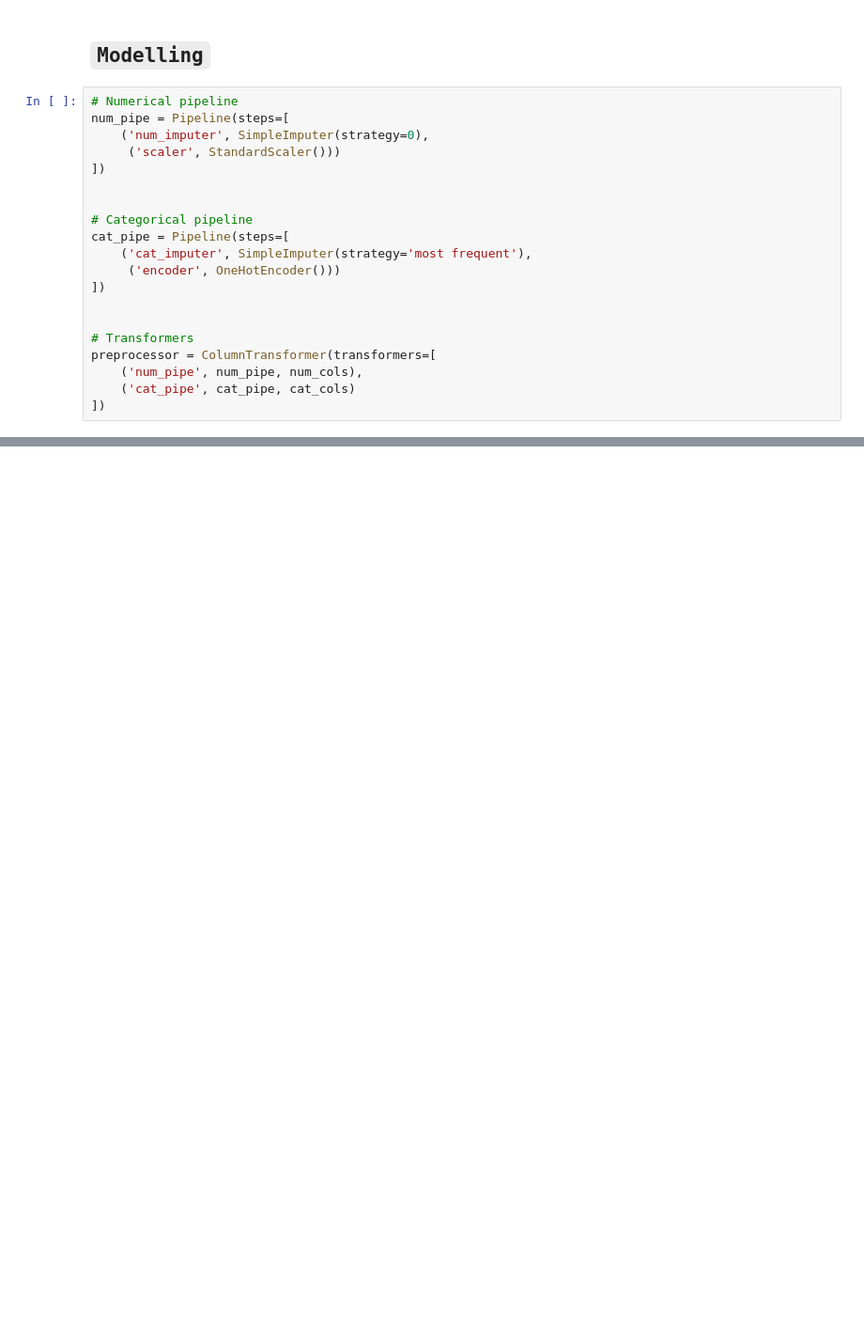
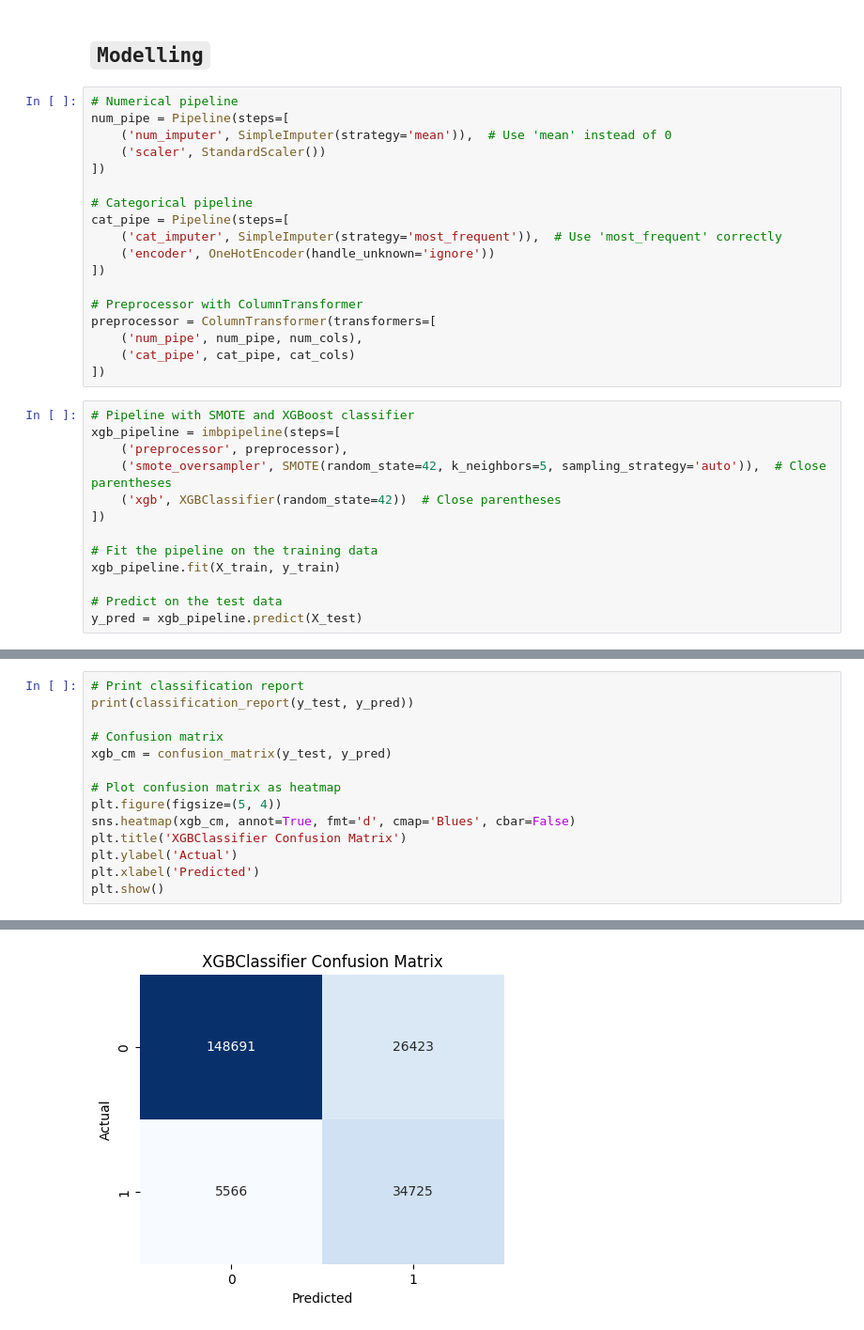
Before and after one commit to murithidenisgitobu/Customer-Churn-Prediction-Challenge-For-Azubian, a Jupyter notebook: Notebook/Notebook.ipynb, the cells around one changed output, grey strips where cells are left out. Shown at 94% size. Saved outputs shown, nothing was run; the diff lists cells and outputs as text; blank space fills up the shorter version.

```diff
--- a/Notebook/Notebook.ipynb
+++ b/Notebook/Notebook.ipynb
@@ -922,20 +954,31 @@ Index(['REGION', 'TENURE', 'MRG', 'TOP_PACK'], dtype='object')
 # %%
 # Numerical pipeline
 num_pipe = Pipeline(steps=[
-    ('num_imputer', SimpleImputer(strategy=0),
-     ('scaler', StandardScaler()))
+    ('num_imputer', SimpleImputer(strategy='mean')),  # Use 'mean' instead of 0
+    ('scaler', StandardScaler())
 ])
-
 
 # Categorical pipeline
 cat_pipe = Pipeline(steps=[
-    ('cat_imputer', SimpleImputer(strategy='most frequent'),
-     ('encoder', OneHotEncoder()))
+    ('cat_imputer', SimpleImputer(strategy='most_frequent')),  # Use 'most_frequent' correctly
+    ('encoder', OneHotEncoder(handle_unknown='ignore'))
 ])
 
-
-# Transformers
+# Preprocessor with ColumnTransformer
 preprocessor = ColumnTransformer(transformers=[
     ('num_pipe', num_pipe, num_cols),
     ('cat_pipe', cat_pipe, cat_cols)
 ])
+# %%
+# Pipeline with SMOTE and XGBoost classifier
+xgb_pipeline = imbpipeline(steps=[
+    ('preprocessor', preprocessor),
+    ('smote_oversampler', SMOTE(random_state=42, k_neighbors=5, sampling_strategy='auto')),  # Close parentheses
+    ('xgb', XGBClassifier(random_state=42))  # Close parentheses
+])
+
+# Fit the pipeline on the training data
+xgb_pipeline.fit(X_train, y_train)
+
+# Predict on the test data
+y_pred = xgb_pipeline.predict(X_test)
@@ -941,0 +987,15 @@ preprocessor = ColumnTransformer(transformers=[
+# %%
+# Print classification report
+print(classification_report(y_test, y_pred))
+
+# Confusion matrix
+xgb_cm = confusion_matrix(y_test, y_pred)
+
+# Plot confusion matrix as heatmap
+plt.figure(figsize=(5, 4))
+sns.heatmap(xgb_cm, annot=True, fmt='d', cmap='Blues', cbar=False)
+plt.title('XGBClassifier Confusion Matrix')
+plt.ylabel('Actual')
+plt.xlabel('Predicted')
+plt.show()
+# %% [output]
@@ -941,0 +1010 @@ preprocessor = ColumnTransformer(transformers=[
+[figure, added]
```
Also changed, not shown: parts of 6 cells of this notebook.
